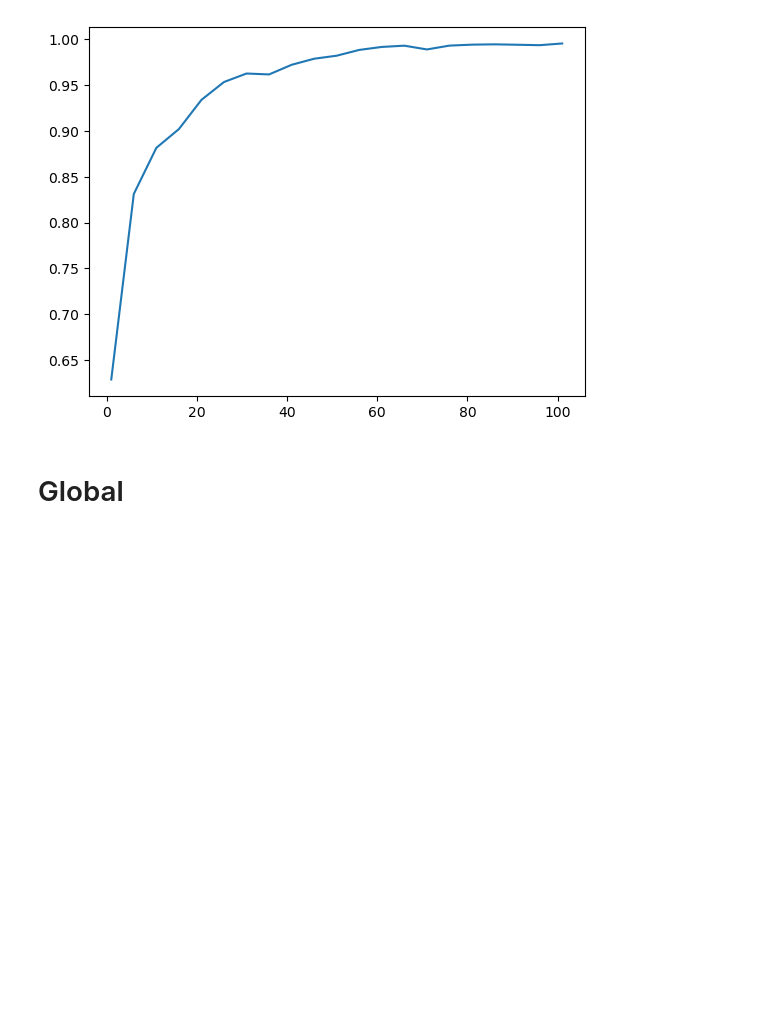
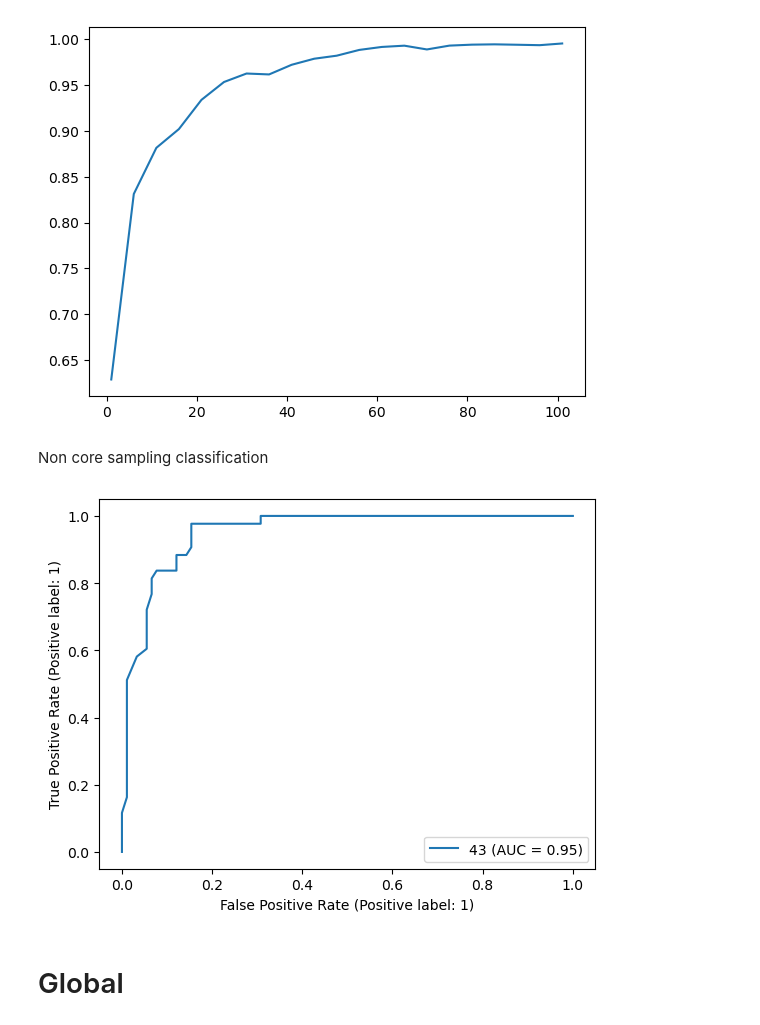
Before and after one commit to zeroknowledgediscovery/truthnet, a Jupyter notebook: notebooks/generic-data.ipynb, the cells around one changed output. Drawn from its saved outputs; the diff is of its cells as text; code cells hidden in the pictures; blank space fills up the shorter version.

Commit message:
adding actuals

```diff
--- a/notebooks/generic-data.ipynb
+++ b/notebooks/generic-data.ipynb
@@ -723,6 +715,56 @@ plt.plot(df["questions asked"], df["mean"])
 # %% [output]
 [<matplotlib.lines.Line2D at 0x...>]
 [figure]
+# %% [markdown]
+Non core sampling classification
+# %%
+diss = [
+    pd.read_pickle(d)
+    for d in glob.glob("disson_ptsd/disson_ptsd_qmra_random_order_disson*.pkl")
+]
+
+samps = [
+    pd.read_pickle(d)
+    for d in glob.glob("disson_ptsd/disson_ptsd_qmra_random_order_samples*.pkl")
+]
+# %%
+groups = ["actual", "m2"]
+
+questions_asked = 43
+data = _diss_dataset(diss[0], questions_asked, groups=groups)
+X_train, X_test, y_train, y_test = train_test_split(
+    data.drop("y", axis="columns"), data["y"], test_size=0.33
+)
+
+fig, ax = plt.subplots()
+
+classifier = RandomForestClassifier(n_jobs=-1)
+
+classifier.fit(
+    X_train.to_numpy(),
+    y_train.replace(
+        {
+            groups[0]: 0,
+            groups[1]: 1,
+        }
+    ),
+)
+
+r = RocCurveDisplay.from_estimator(
+    classifier,
+    X_test.to_numpy(),
+    y_test.replace(
+        {
+            groups[0]: 0,
+            groups[1]: 1,
+        }
+    ),
+    pos_label=1,
+    ax=ax,
+    name=questions_asked,
+)
+# %% [output]
+[figure, added]
 # %% [markdown]
 # Global
 # %% [markdown]
```
Also changed, not shown: parts of 7 cells of this notebook.
